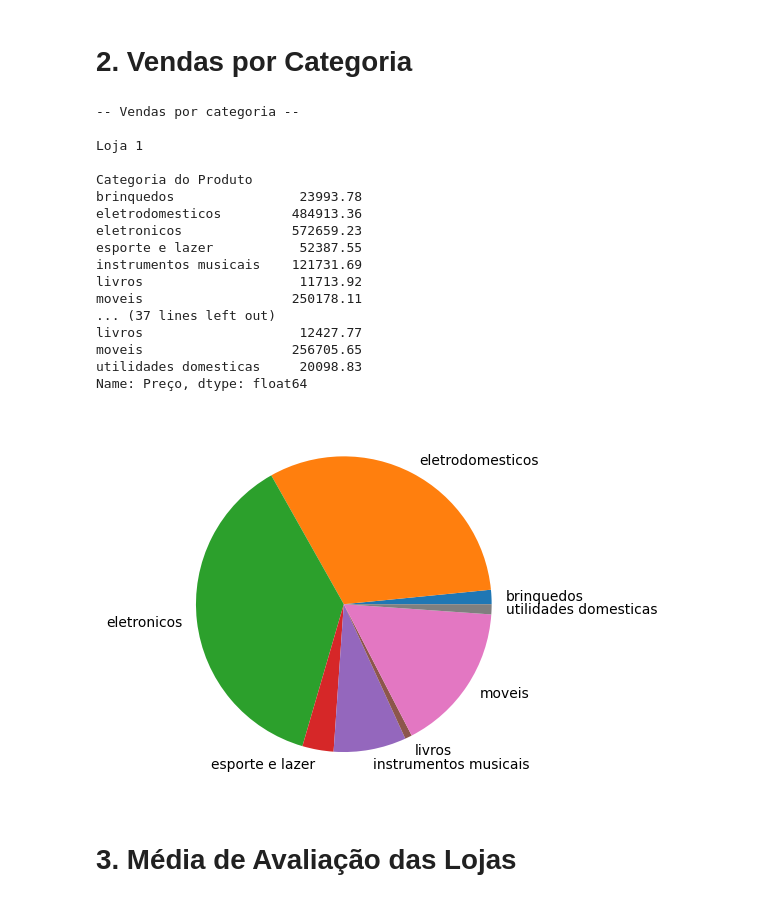
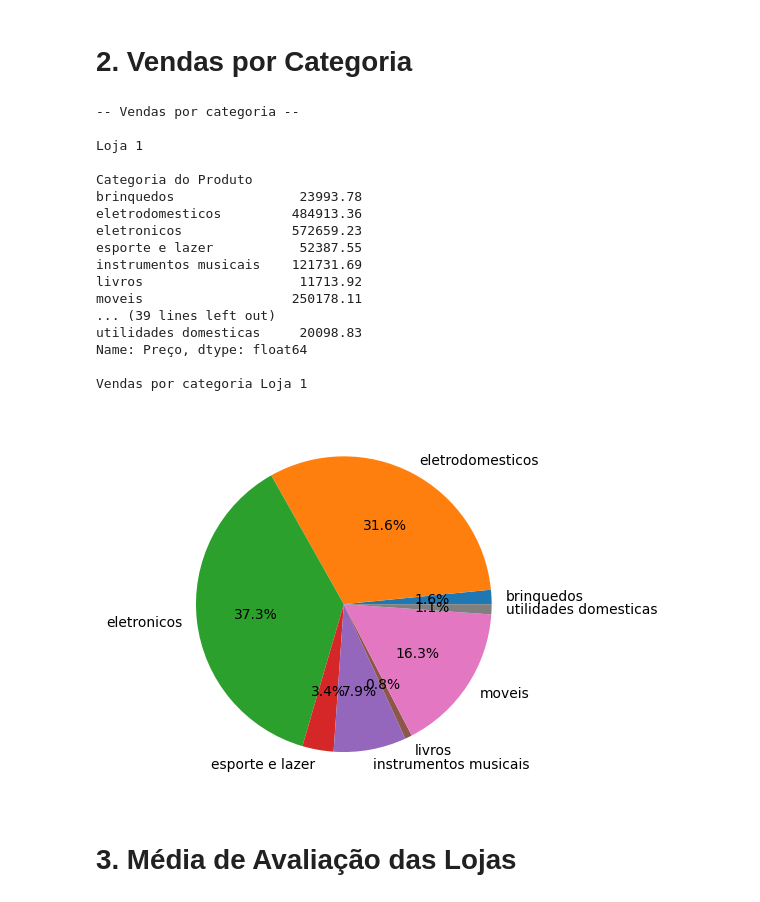
Before and after one commit to andrepixel/challenge1-data-science, a Jupyter notebook: AluraStoreBr.ipynb, the cells around one changed output. Cells and saved outputs as stored; diff of their text form; code cells hidden in the pictures.

```diff
--- a/AluraStoreBr.ipynb
+++ b/AluraStoreBr.ipynb
@@ -70,37 +70,38 @@ print("-- Vendas por categoria --\n")
 
 total_price_by_category_store_1 = loja1.groupby('Categoria do Produto')['Preço'].sum().round(2)
 
 total_price_by_category_store_2 = loja2.groupby('Categoria do Produto')['Preço'].sum().round(2)
 
 total_price_by_category_store_3 = loja3.groupby('Categoria do Produto')['Preço'].sum().round(2)
 
 total_price_by_category_store_4 = loja4.groupby('Categoria do Produto')['Preço'].sum().round(2)
 
 print(f"Loja 1\n\n{total_price_by_category_store_1}\n")
 print(f"Loja 2\n\n{total_price_by_category_store_2}\n")
 print(f"Loja 3\n\n{total_price_by_category_store_3}\n")
 print(f"Loja 4\n\n{total_price_by_category_store_4}\n")
 
-plt.pie(total_price_by_category_store_1,labels=total_price_by_category_store_1.keys())
+print("Vendas por categoria Loja 1")
+plt.pie(total_price_by_category_store_1,labels=total_price_by_category_store_1.keys(),autopct='%1.1f%%')
 plt.show()
 # %% [output]
 -- Vendas por categoria --
 
 Loja 1
 
 Categoria do Produto
 brinquedos                23993.78
 eletrodomesticos         484913.36
 eletronicos              572659.23
 esporte e lazer           52387.55
 instrumentos musicais    121731.69
 livros                    11713.92
 moveis                   250178.11
-... (37 lines left out)
-livros                    12427.77
-moveis                   256705.65
+... (39 lines left out)
 utilidades domesticas     20098.83
 Name: Preço, dtype: float64
+
+Vendas por categoria Loja 1
-[figure, old version]
+[figure, new version]
 # %% [markdown]
 # 3. Média de Avaliação das Lojas
```
Also changed, not shown: parts of 4 cells of this notebook.
